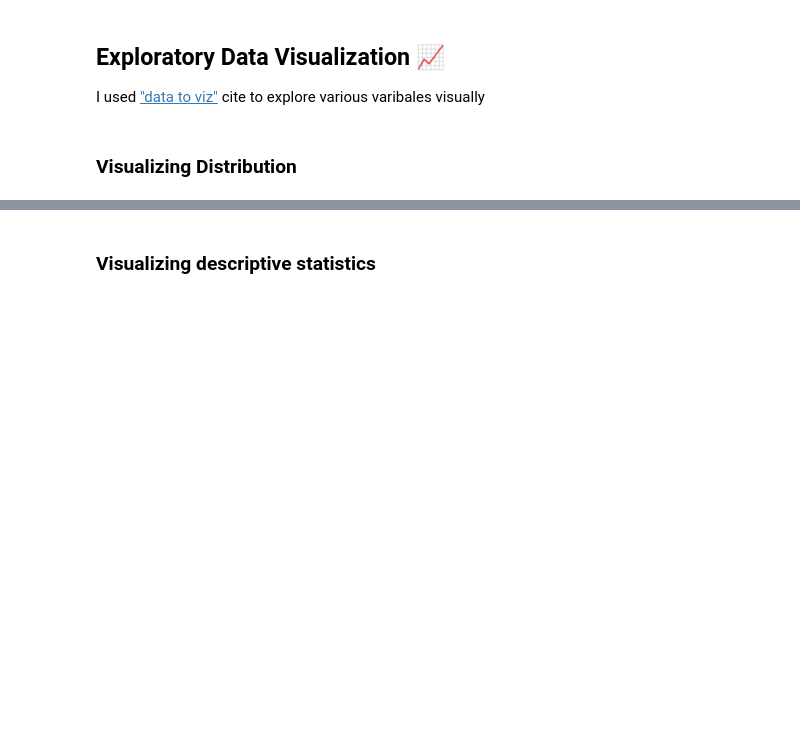
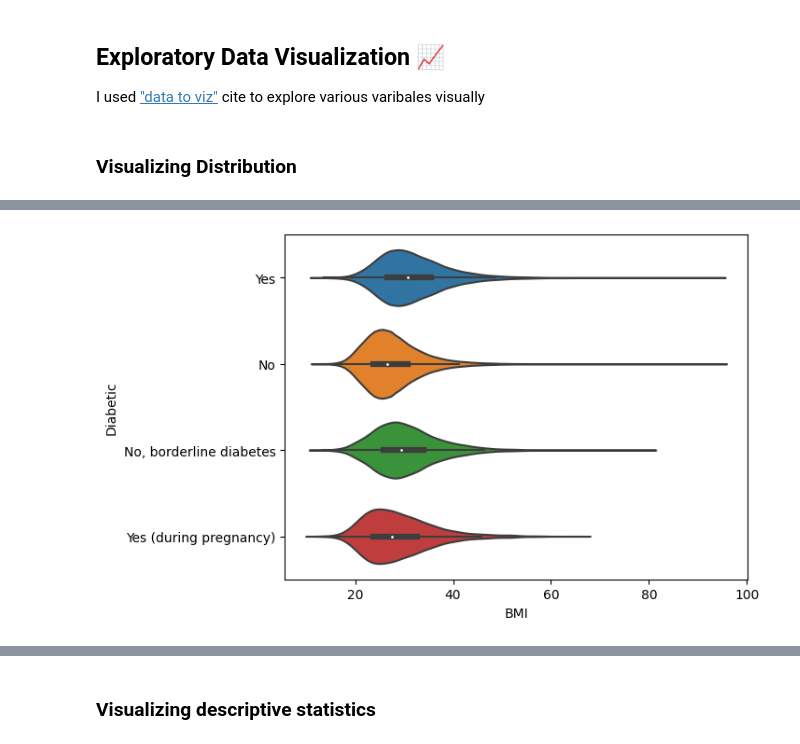
Before and after one commit to Nasheya98/final-project, a Jupyter notebook: notebook.ipynb, the cells around one changed output, grey strips where cells are left out. Drawn from its saved outputs; the diff is of its cells as text; code cells hidden in the pictures; blank space fills up the shorter version.

```diff
--- a/notebook.ipynb
+++ b/notebook.ipynb
@@ -65,0 +146,8 @@ g.fig.set_figheight(7) # increases the height of Seaborn chart
+# %%
+
+#A violin plot allow to visualize the distribution of a numeric variable for one or several groups
+# plot
+sns.violinplot(y=heart_df["Diabetic"], x=heart_df["BMI"])
+plt.show()
+# %% [output]
+[figure, added]
```
Also changed, not shown: parts of 14 cells of this notebook, 2 other files.
